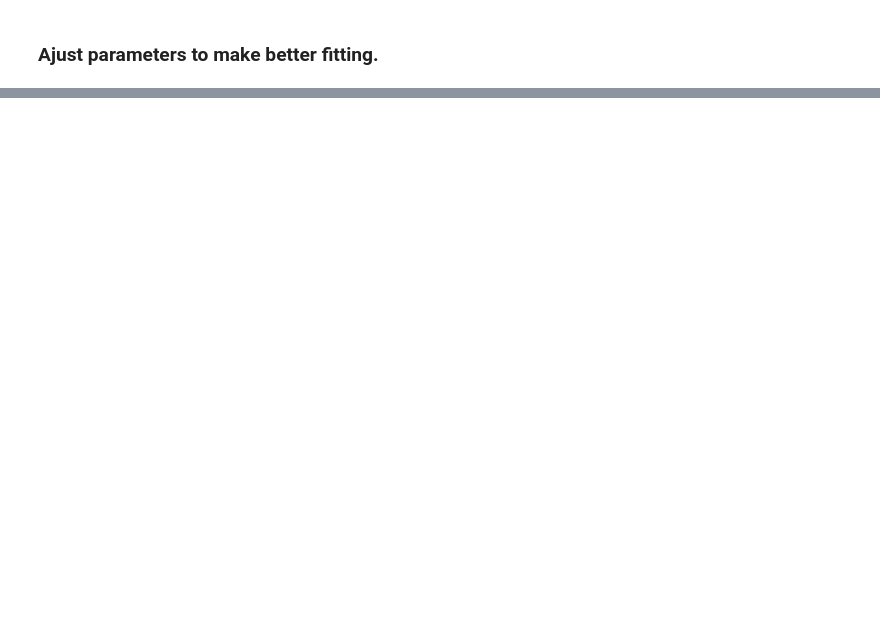
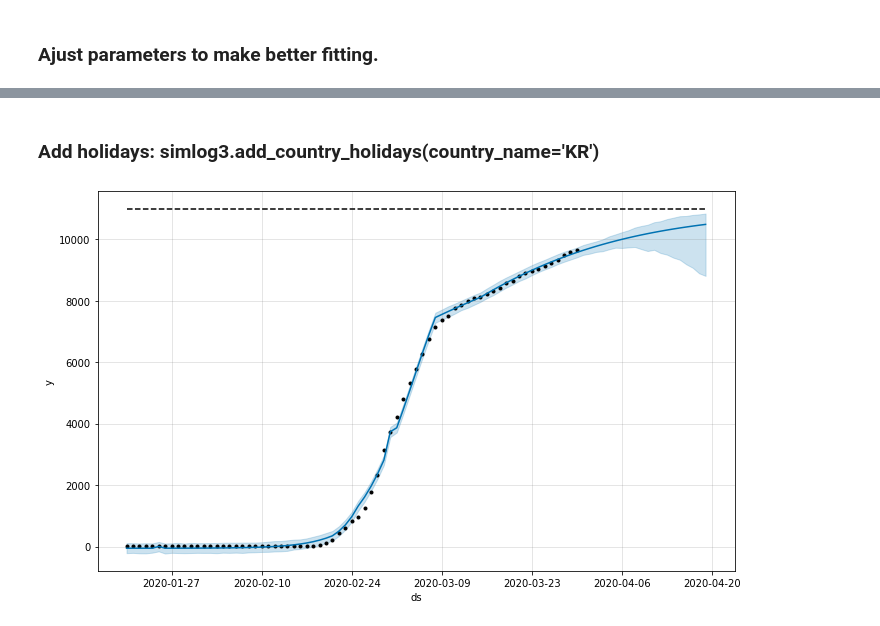
Before and after one commit to RileyWClarke/MLTSA_COVID19, a Jupyter notebook: Copy_of_COVID_19.ipynb, the cells around one changed output, grey strips where cells are left out. Drawn from its saved outputs; the diff is of its cells as text; code cells hidden in the pictures; blank space fills up the shorter version.

```diff
--- a/Copy_of_COVID_19.ipynb
+++ b/Copy_of_COVID_19.ipynb
@@ -205,0 +214,21 @@ fig4 = simlog2.plot(forecast)
+# %% [markdown]
+### Add holidays: simlog3.add_country_holidays(country_name='KR')
+# %%
+simlog3 = Prophet(growth='logistic',
+    yearly_seasonality=False,
+    weekly_seasonality = False,
+    daily_seasonality = True,
+    seasonality_mode = 'additive',
+    changepoints = ['2020-02-21', '2020-02-25','2020-03-08','2020-03-15'],
+    changepoint_prior_scale=2)
+
+simlog3.add_country_holidays(country_name='KR')
+
+confirmed_data['cap'] = 11000
+simlog3.fit(confirmed_data)
+future = simlog3.make_future_dataframe(periods=20)
+future['cap'] = 11000
+forecast = simlog3.predict(future)
+fig6 = simlog3.plot(forecast)
+# %% [output]
+[figure, added]
```
Also changed, not shown: parts of 17 cells of this notebook.
